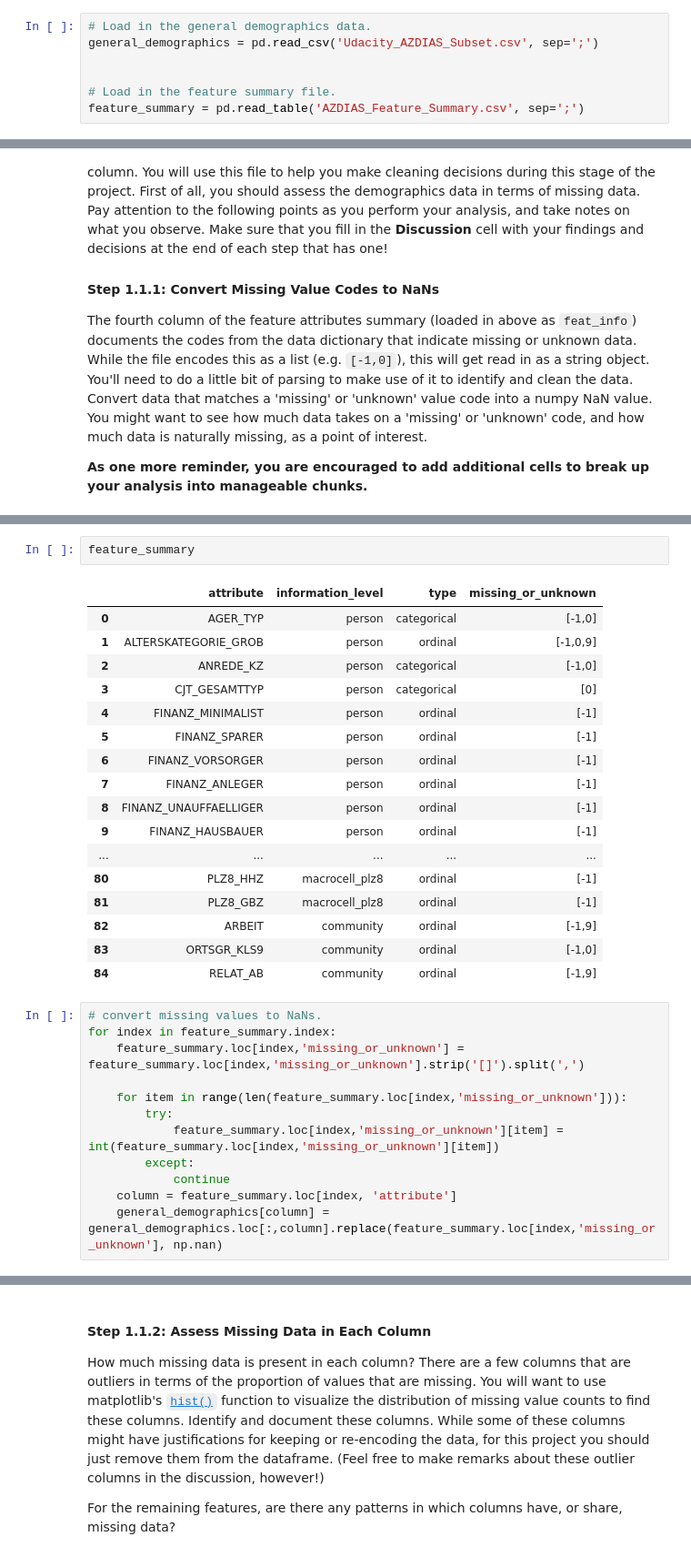
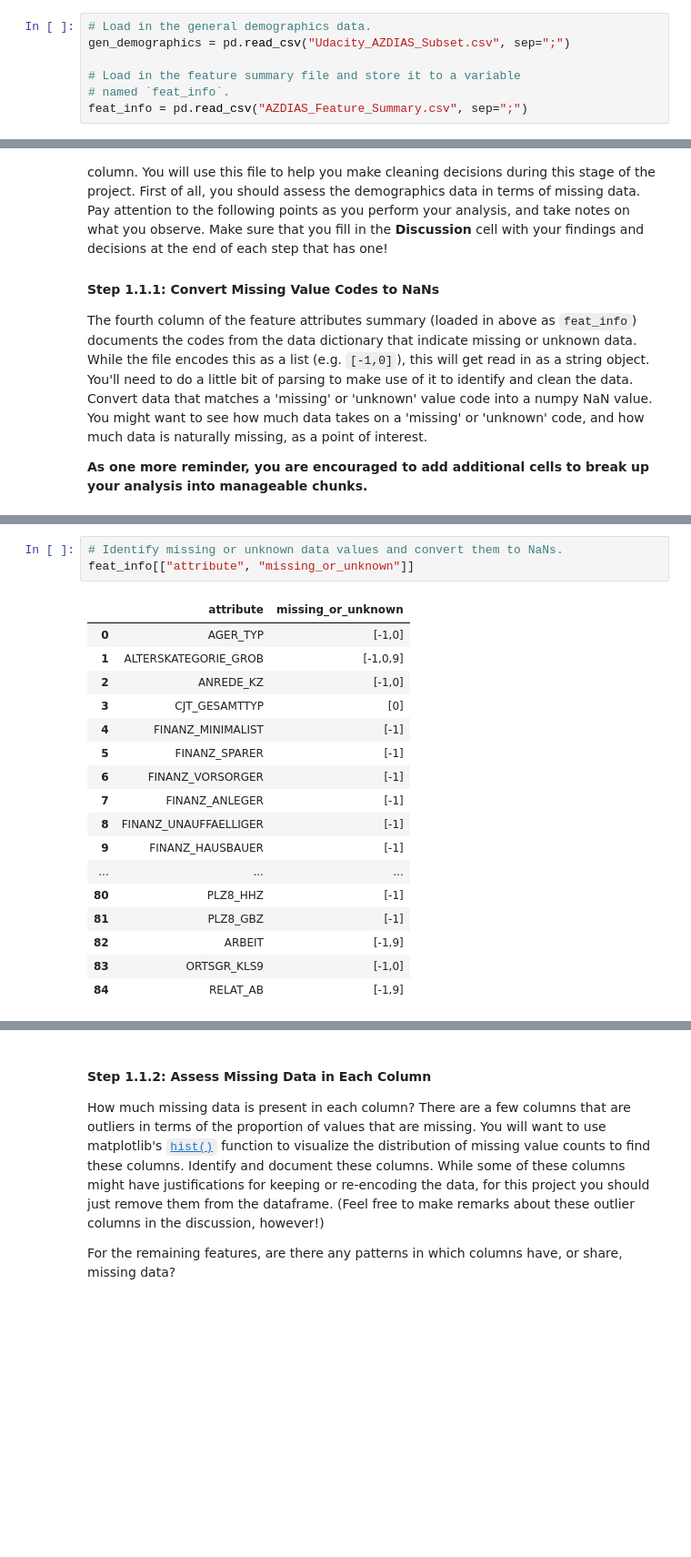
Before and after one commit to ashleydonohoe/identify_customer_segments, a Jupyter notebook: Identify_Customer_Segments.ipynb, the cells around one changed output, grey strips where cells are left out. Shown at 91% size. Drawn from its saved outputs; the diff is of its cells as text; blank space fills up the shorter version.

```diff
--- a/Identify_Customer_Segments.ipynb
+++ b/Identify_Customer_Segments.ipynb
@@ -41,11 +41,11 @@ To start off with, load in the demographics data for the general population into
 Once the dataset is loaded, it's recommended that you take a little bit of time just browsing the general structure of the dataset and feature summary file. You'll be getting deep into the innards of the cleaning in the first major step of the project, so gaining some general familiarity can help you get your bearings.
 # %%
 # Load in the general demographics data.
-general_demographics = pd.read_csv('Udacity_AZDIAS_Subset.csv', sep=';')
+gen_demographics = pd.read_csv("Udacity_AZDIAS_Subset.csv", sep=";")
 
-
-# Load in the feature summary file.
-feature_summary = pd.read_table('AZDIAS_Feature_Summary.csv', sep=';')
+# Load in the feature summary file and store it to a variable
+# named `feat_info`.
+feat_info = pd.read_csv("AZDIAS_Feature_Summary.csv", sep=";")
 # %%
 # Check the structure of the data after it's loaded (e.g. print the number of
 # rows and columns, print the first few rows).
@@ -107,33 +86,22 @@ dtype: int64
-# %%
-feature_summary
-# %% [output]
-|  | attribute | information_level | type | missing_or_unknown |
-| 0 | AGER_TYP | person | categorical | [-1,0] |
-| 1 | ALTERSKATEGORIE_GROB | person | ordinal | [-1,0,9] |
-| 2 | ANREDE_KZ | person | categorical | [-1,0] |
-| 3 | CJT_GESAMTTYP | person | categorical | [0] |
-| 4 | FINANZ_MINIMALIST | person | ordinal | [-1] |
-| 5 | FINANZ_SPARER | person | ordinal | [-1] |
-| 6 | FINANZ_VORSORGER | person | ordinal | [-1] |
-| 7 | FINANZ_ANLEGER | person | ordinal | [-1] |
-| 8 | FINANZ_UNAUFFAELLIGER | person | ordinal | [-1] |
-| 9 | FINANZ_HAUSBAUER | person | ordinal | [-1] |
-| ... | ... | ... | ... | ... |
-| 80 | PLZ8_HHZ | macrocell_plz8 | ordinal | [-1] |
-| 81 | PLZ8_GBZ | macrocell_plz8 | ordinal | [-1] |
-| 82 | ARBEIT | community | ordinal | [-1,9] |
-| 83 | ORTSGR_KLS9 | community | ordinal | [-1,0] |
-| 84 | RELAT_AB | community | ordinal | [-1,9] |
-# %%
-# convert missing values to NaNs.
-for index in feature_summary.index:
-    feature_summary.loc[index,'missing_or_unknown'] = feature_summary.loc[index,'missing_or_unknown'].strip('[]').split(',')
-
-    for item in range(len(feature_summary.loc[index,'missing_or_unknown'])):
-        try:
-            feature_summary.loc[index,'missing_or_unknown'][item] = int(feature_summary.loc[index,'missing_or_unknown'][item])
-        except:
-            continue
-    column = feature_summary.loc[index, 'attribute']
-    general_demographics[column] = general_demographics.loc[:,column].replace(feature_summary.loc[index,'missing_or_unknown'], np.nan)
+# %%
+# Identify missing or unknown data values and convert them to NaNs.
+feat_info[["attribute", "missing_or_unknown"]]
+# %% [output]
+|  | attribute | missing_or_unknown |
+| 0 | AGER_TYP | [-1,0] |
+| 1 | ALTERSKATEGORIE_GROB | [-1,0,9] |
+| 2 | ANREDE_KZ | [-1,0] |
+| 3 | CJT_GESAMTTYP | [0] |
+| 4 | FINANZ_MINIMALIST | [-1] |
+| 5 | FINANZ_SPARER | [-1] |
+| 6 | FINANZ_VORSORGER | [-1] |
+| 7 | FINANZ_ANLEGER | [-1] |
+| 8 | FINANZ_UNAUFFAELLIGER | [-1] |
+| 9 | FINANZ_HAUSBAUER | [-1] |
+| ... | ... | ... |
+| 80 | PLZ8_HHZ | [-1] |
+| 81 | PLZ8_GBZ | [-1] |
+| 82 | ARBEIT | [-1,9] |
+| 83 | ORTSGR_KLS9 | [-1,0] |
+| 84 | RELAT_AB | [-1,9] |
 # %%
```
Also changed, not shown: parts of 20 cells of this notebook.
